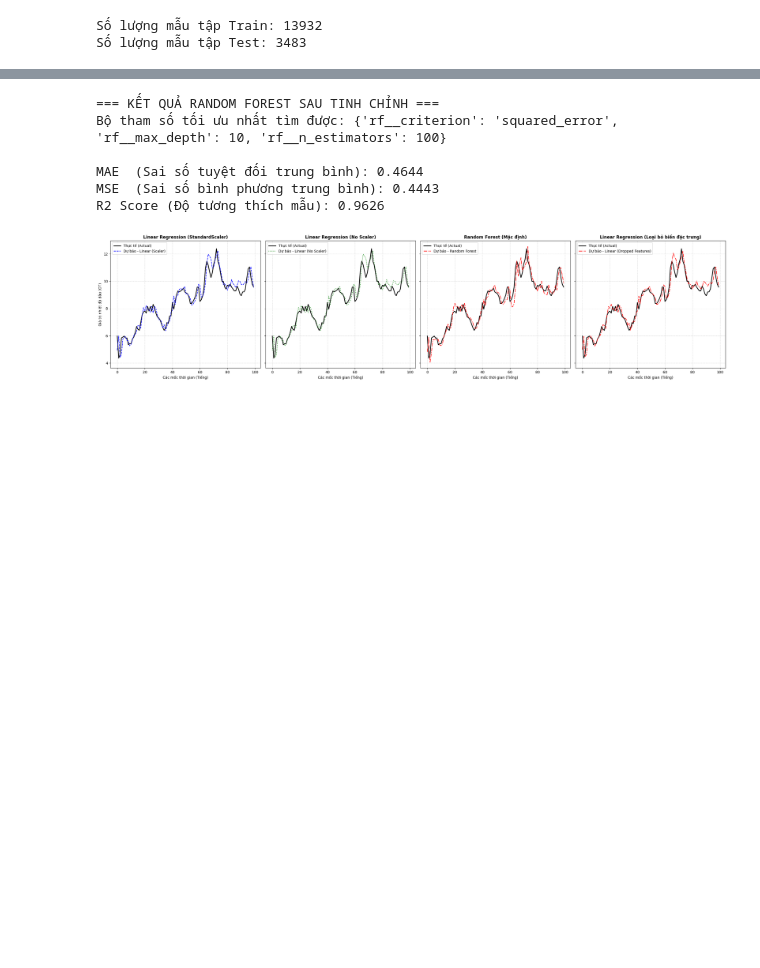
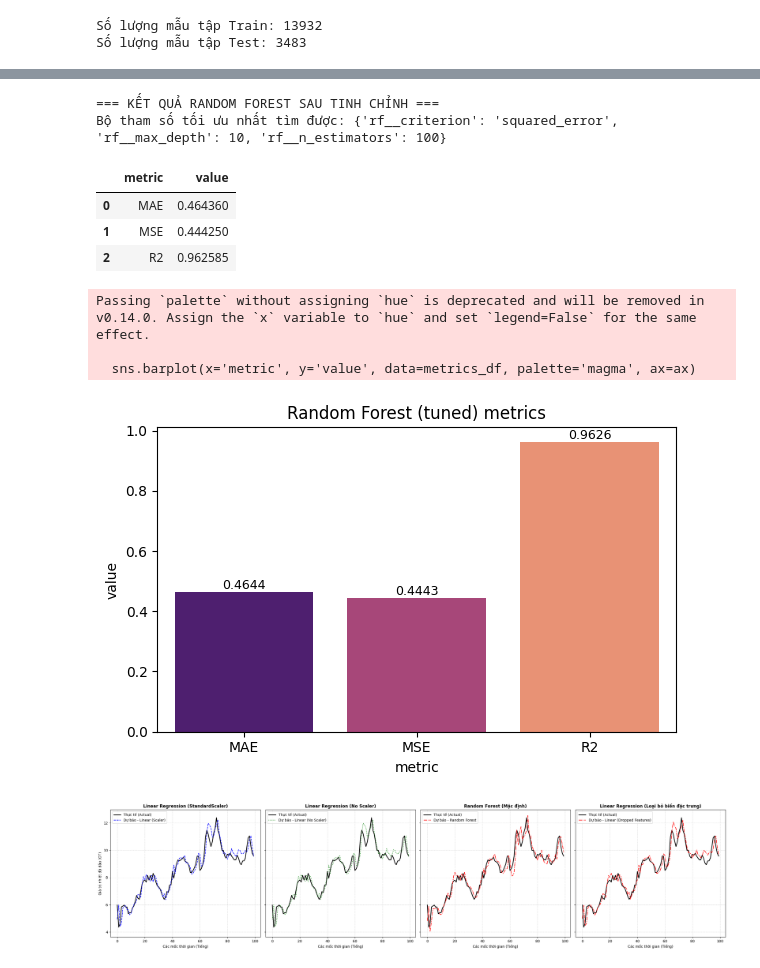
Before and after one commit to longlephanhai/Model_ETT, a Jupyter notebook: train.ipynb, the cells around one changed output, grey strips where cells are left out. Drawn from its saved outputs; the diff is of its cells as text; code cells hidden in the pictures; blank space fills up the shorter version.

```diff
--- a/train.ipynb
+++ b/train.ipynb
@@ -210,22 +279,39 @@ GridSearchCV(cv=TimeSeriesSplit(gap=0, max_train_size=None, n_splits=4, test_siz
 # %%
 # Lấy mô hình có tham số tốt nhất để dự báo trên tập Test
 best_pipe_rf = grid_search.best_estimator_
 y_predicted = best_pipe_rf.predict(x_test)
 
+# Tính các chỉ số và trực quan hoá kết quả thay vì chỉ in
+mae = mean_absolute_error(y_test, y_predicted)
+mse = mean_squared_error(y_test, y_predicted)
+r2 = r2_score(y_test, y_predicted)
+
 print("=== KẾT QUẢ RANDOM FOREST SAU TINH CHỈNH ===")
 print(f"Bộ tham số tối ưu nhất tìm được: {grid_search.best_params_}\n")
-print(
-    f"MAE  (Sai số tuyệt đối trung bình): {mean_absolute_error(y_test, y_predicted):.4f}")
-print(
-    f"MSE  (Sai số bình phương trung bình): {mean_squared_error(y_test, y_predicted):.4f}")
-print(f"R2 Score (Độ tương thích mẫu): {r2_score(y_test, y_predicted):.4f}")
+metrics_df = pd.DataFrame({'metric': ['MAE', 'MSE', 'R2'], 'value': [mae, mse, r2]})
+display(metrics_df)
+
+import seaborn as sns
+import matplotlib.pyplot as plt
+fig, ax = plt.subplots(figsize=(6, 4))
+sns.barplot(x='metric', y='value', data=metrics_df, palette='magma', ax=ax)
+ax.set_title('Random Forest (tuned) metrics')
+for p in ax.patches:
+    ax.annotate(f"{p.get_height():.4f}", (p.get_x() + p.get_width() / 2, p.get_height()),
+                ha='center', va='bottom', fontsize=9)
+plt.tight_layout()
+plt.show()
 # %% [output]
 === KẾT QUẢ RANDOM FOREST SAU TINH CHỈNH ===
 Bộ tham số tối ưu nhất tìm được: {'rf__criterion': 'squared_error', 'rf__max_depth': 10, 'rf__n_estimators': 100}
-
-MAE  (Sai số tuyệt đối trung bình): 0.4644
-MSE  (Sai số bình phương trung bình): 0.4443
-R2 Score (Độ tương thích mẫu): 0.9626
+|  | metric | value |
+| 0 | MAE | 0.464360 |
+| 1 | MSE | 0.444250 |
+| 2 | R2 | 0.962585 |
+Passing `palette` without assigning `hue` is deprecated and will be removed in v0.14.0. Assign the `x` variable to `hue` and set `legend=False` for the same effect.
+
+  sns.barplot(x='metric', y='value', data=metrics_df, palette='magma', ax=ax)
+[figure, added]
 # %%
 # 1. Dự báo kết quả của cả 3 mô hình ban đầu trên tập Test
 pred_linear = pipe_linear.predict(x_test)
```
Also changed, not shown: parts of 3 cells of this notebook.
